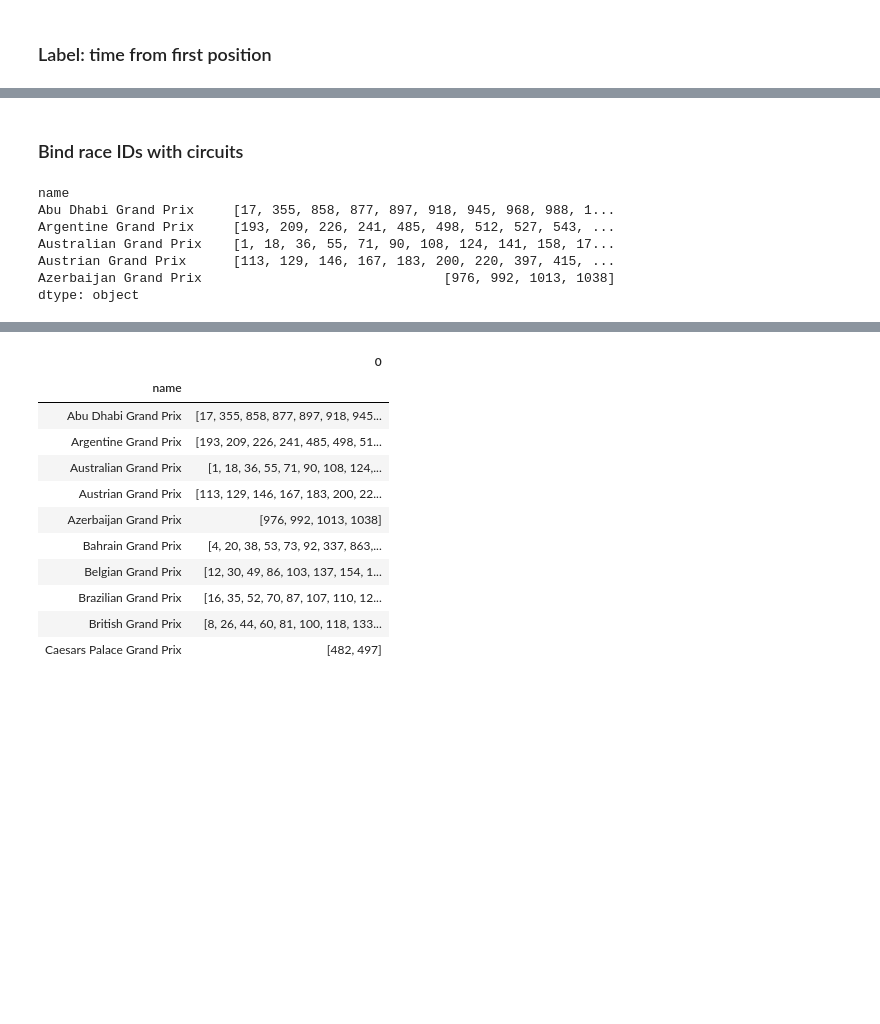
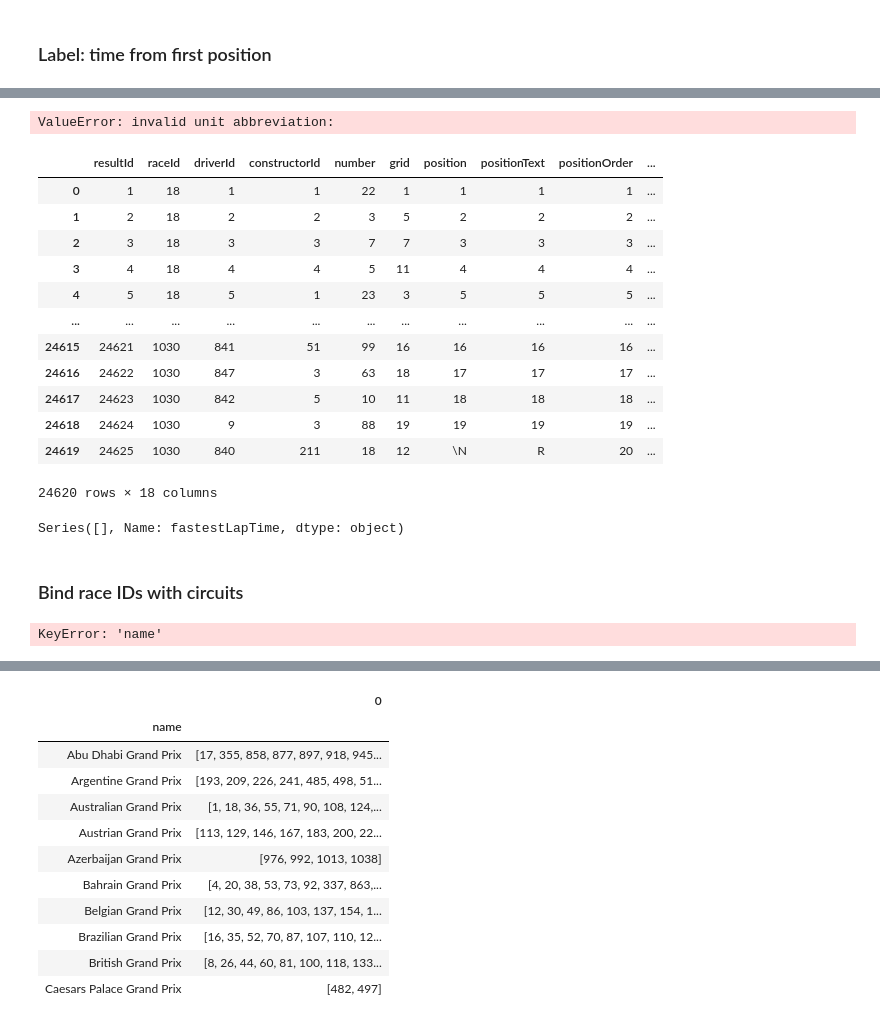
Before and after one commit to edie-zhou/data_lab_f1, a Jupyter notebook: F1.ipynb, the cells around one changed output, grey strips where cells are left out. Drawn from its saved outputs; the diff is of its cells as text; code cells hidden in the pictures; blank space fills up the shorter version.

```diff
--- a/F1.ipynb
+++ b/F1.ipynb
@@ -193,15 +471,72 @@ finished = []
+# %%
+# mask = (df_result['fastestLapTime'] != 0)
+# valid = [mask]
+mask = (df_result['raceId']==18) & (df_result['fastestLapTime']!=0)
+valid = df_result[mask]
+
+# df_result['fastest_time_pct'] = 0
+df_result.loc[mask, 'fastestLapTime'] = '00:0' + str(df_result['fastestLapTime'])
+df_result.loc[mask, 'fastest_lap_sec'] = pd.to_timedelta(df_result['fastestLapTime'])\
+                                   .dt.total_seconds()\
+                                   .map('{:,.2f}'.format)
+df_result['fastest_lap_sec'] = 0
+# df_result.loc[mask, 'fastest_lap_sec'] = re.split(':', df_result['fastestLapTime'])[0] * 60 +\
+#     re.split(':', df_result['fastestLapTime'])[1]
+# df_result['fastestLapTime'] = df_result['fastestLapTime'].apply(lambda x: '00:0'+str(x))
+
+display(df_result)
+
+# times = df_result.loc[(df_result['raceId']==18) & (df_result['fastestLapTime']!=0)]['fastestLapTime']
+# avg_time = 0
+# for timestring in times:
+#     time_list = re.split(':', timestring)
+#     avg_time += float(time_list[0]) * 60 + float(time_list[1])
+
+# print(times)
+# print(avg_time/times.size)
+
+# df_result.loc[(df_result['raceId']==18) & (df_result['fastestLapTime']!=0)]['fastestLapTime']
+
+# mask = (df_result['raceId']==18) & (df_result['fastestLapTime']!=0)
+# valid = df_result[mask]
+
+# df_result['fastest_time_pct'] = 0
+# df_result.loc[mask, 'fastest_time_pct'] = z_valid['a'] / np.log(z_valid['b'])
+
+# non_null = times.loc[]
+# times.loc[df_result.fastestLapTime=='\\N', 'fastestLapTime'] = 0
+# print(times)
+for i, row in df_result.iterrows():
+# %% [output]
+ValueError: invalid unit abbreviation:
+# %%
+display(df_result)
+# %% [output]
+|  | resultId | raceId | driverId | constructorId | number | grid | position | positionText | positionOrder | ... |
+| 0 | 1 | 18 | 1 | 1 | 22 | 1 | 1 | 1 | 1 | ... |
+| 1 | 2 | 18 | 2 | 2 | 3 | 5 | 2 | 2 | 2 | ... |
+| 2 | 3 | 18 | 3 | 3 | 7 | 7 | 3 | 3 | 3 | ... |
+| 3 | 4 | 18 | 4 | 4 | 5 | 11 | 4 | 4 | 4 | ... |
+| 4 | 5 | 18 | 5 | 1 | 23 | 3 | 5 | 5 | 5 | ... |
+| ... | ... | ... | ... | ... | ... | ... | ... | ... | ... | ... |
+| 24615 | 24621 | 1030 | 841 | 51 | 99 | 16 | 16 | 16 | 16 | ... |
+| 24616 | 24622 | 1030 | 847 | 3 | 63 | 18 | 17 | 17 | 17 | ... |
+| 24617 | 24623 | 1030 | 842 | 5 | 10 | 11 | 18 | 18 | 18 | ... |
+| 24618 | 24624 | 1030 | 9 | 3 | 88 | 19 | 19 | 19 | 19 | ... |
+| 24619 | 24625 | 1030 | 840 | 211 | 18 | 12 | \N | R | 20 | ... |
+24620 rows × 18 columns
+# %%
+s = df_result
+s.loc[df_result.fastestLapTime=='\\N', 'fastestLapTime'] = 0
+display(s.loc[df_result.fastestLapTime=='\\N', 'fastestLapTime'])
+# %% [output]
+Series([], Name: fastestLapTime, dtype: object)
 # %% [markdown]
 ### Bind race IDs with circuits
 # %%
-group = races.groupby('name')
-group.head()
-races_u = group.apply(lambda x: x['raceId'].unique())
-races_u.head()
+group = df_result.groupby('name')
+display(group.head())
+# races_u = group.apply(lambda x: x['raceId'].unique())
+# races_u.head()
 # %% [output]
-name
-Abu Dhabi Grand Prix     [17, 355, 858, 877, 897, 918, 945, 968, 988, 1...
-Argentine Grand Prix     [193, 209, 226, 241, 485, 498, 512, 527, 543, ...
-Australian Grand Prix    [1, 18, 36, 55, 71, 90, 108, 124, 141, 158, 17...
-Austrian Grand Prix      [113, 129, 146, 167, 183, 200, 220, 397, 415, ...
-Azerbaijan Grand Prix                               [976, 992, 1013, 1038]
-dtype: object
+KeyError: 'name'
```
Also changed, not shown: parts of 37 cells of this notebook.
